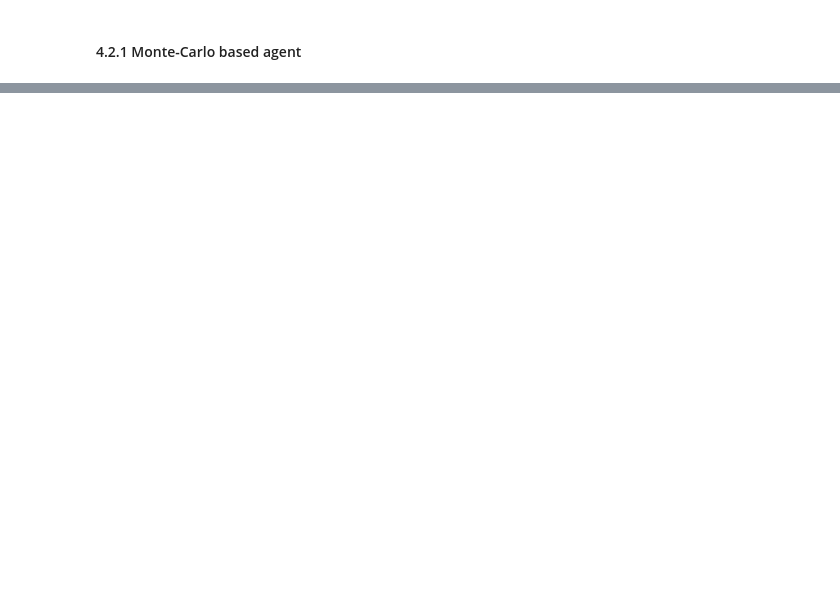
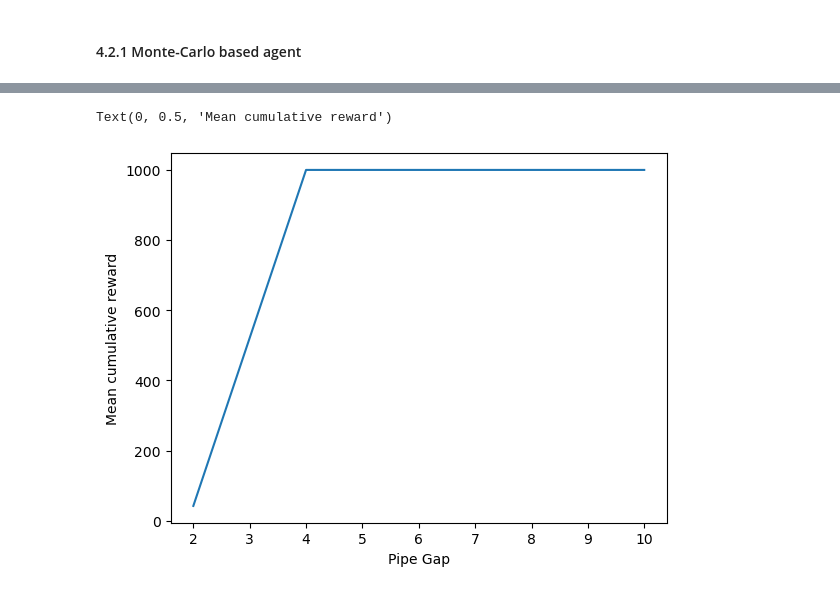
Before and after one commit to VictorGirou/FlappyBird_RL_Assignment-, a Jupyter notebook: main.ipynb, the cells around one changed output, grey strips where cells are left out. Saved outputs shown, nothing was run; the diff lists cells and outputs as text; code cells hidden in the pictures; blank space fills up the shorter version.

```diff
--- a/main.ipynb
+++ b/main.ipynb
@@ -521,31 +559,34 @@ for p in pipe_gaps:
         t = 0
         R = []
         done = False
         # iterate
         while True:
 
             # Select next action
             if str(obs) in policy_mc.keys():
 
                 action = policy_mc[str(obs)]  # for an agent, action = agent.policy(observation)
             else:
                 action = env.action_space.sample()
             # Appy action and return new observation of the environment
             obs, reward, done, _, info = env.step(action)
             R.append(reward)
 
             # If player is dead break
             if done:
                 break
 
             t+=1
 
             if t >= 1000:
                 break
         cum_R.append(np.sum(R))
         scores.append(info['score'])
     results_pipe_influence_mc[p] = [np.mean(cum_R), np.mean(scores)]
 
-plt.plot(widths, [r[0] for r in results_pipe_influence_mc.values()])
+plt.plot(pipe_gaps, [r[0] for r in results_pipe_influence_mc.values()])
 plt.xlabel('Pipe Gap')
 plt.ylabel('Mean cumulative reward')
+# %% [output]
+Text(0, 0.5, 'Mean cumulative reward')
+[figure, added]
```
Also changed, not shown: parts of 30 cells of this notebook.
